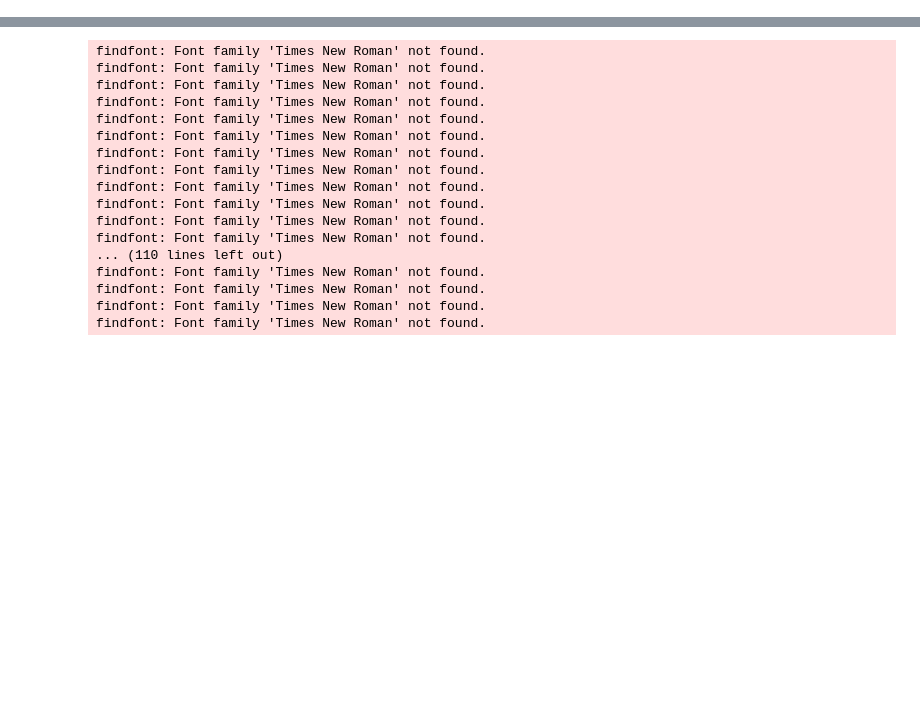
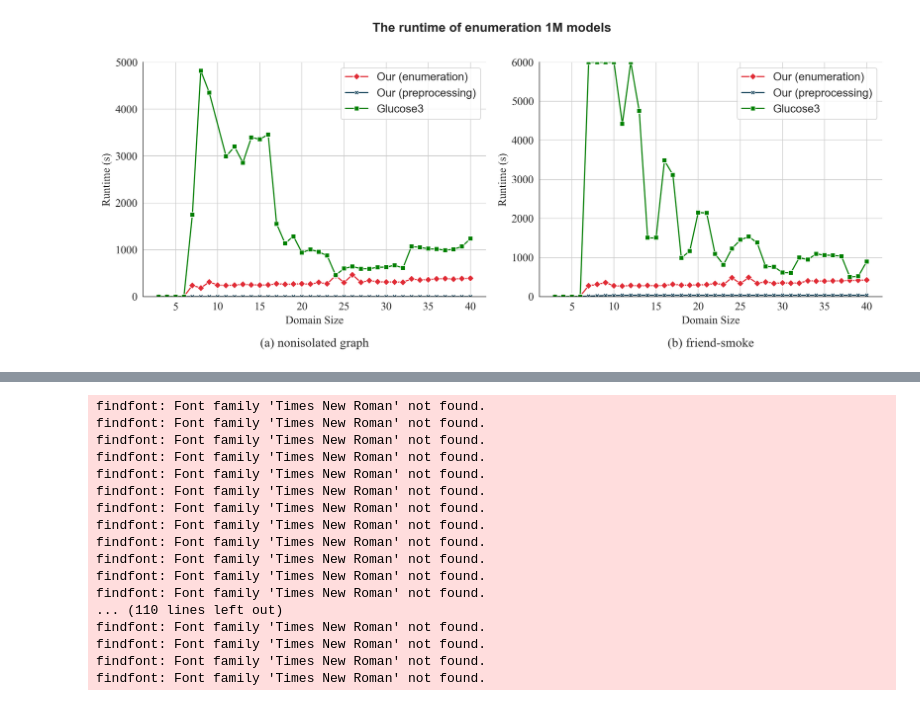
Before and after one commit to MengQiaolan/counting_fo2, a Jupyter notebook: figure.ipynb, the cells around one changed output, grey strips where cells are left out. Saved outputs shown, nothing was run; the diff lists cells and outputs as text; code cells hidden in the pictures; blank space fills up the shorter version.

```diff
--- a/figure.ipynb
+++ b/figure.ipynb
@@ -222,0 +70,98 @@ findfont: Font family 'Times New Roman' not found.
+# %%
+import numpy as np
+import seaborn as sns
+import matplotlib.pyplot as plt
+import pandas as pd
+from matplotlib.font_manager import FontProperties
+
+# 设置全局字体
+font = FontProperties(family='Times New Roman', size=14)
+
+# 处理第一个数据集（fr-sm）
+res_file_1_fr = "models/enum/friends-smokes.wfomcs.res"
+res_file_2_fr = "models/enum/pysat-5-fr-sm-1m"
+res_1_fr = pd.read_csv(res_file_1_fr, header=None, names=['n', 't_pre', 't_enum', 'num_meta','num_model', 'num_model_2', 'avg_time'])
+res_2_fr = pd.read_csv(res_file_2_fr, header=None, names=['domain_size', 'model_cnt', 'runtime'])
+
+# 处理数据（fr-sm）
+df_1_fr = pd.DataFrame({
+    'domain_size': res_1_fr['n'],
+    'runtime': res_1_fr['t_enum'],
+    't_pre': res_1_fr['t_pre']
+}).query('domain_size <= 40')
+df_2_fr = pd.DataFrame({
+    'domain_size': res_2_fr['domain_size'],
+    'runtime': res_2_fr['runtime']
+}).query('domain_size <= 40')
+
+# 处理第二个数据集（nonisolated_graph）
+res_file_1_ng = "models/enum/nonisolated_graph.wfomcs.res"
+res_file_2_ng = "models/enum/pysat-2-non-iso-1m"
+res_1_ng = pd.read_csv(res_file_1_ng, header=None, names=['n', 't_pre', 't_enum', 'num_meta','num_model', 'num_model_2', 'avg_time'])
+res_2_ng = pd.read_csv(res_file_2_ng, header=None, names=['domain_size', 'model_cnt', 'runtime'])
+
+# 处理数据（nonisolated_graph）
+df_1_ng = pd.DataFrame({
+    'domain_size': res_1_ng['n'],
+    'runtime': res_1_ng['t_enum'],
+    't_pre': res_1_ng['t_pre']
+}).query('domain_size <= 40')
+df_2_ng = pd.DataFrame({
+    'domain_size': res_2_ng['domain_size'],
+    'runtime': res_2_ng['runtime']
+}).query('domain_size <= 40')
+
+# 创建子图
+fig, (ax2, ax1) = plt.subplots(1, 2, figsize=(14, 6), dpi=200)
+sns.set_style("white")
+fig.suptitle('The runtime of enumeration 1M models',
+             y=1.00,  # 垂直位置微调
+             fontsize=16,
+             fontweight='bold')
+
+
+# 绘制第一个子图：fr-sm
+sns.lineplot(data=df_1_fr, x='domain_size', y='runtime', color='#e02b35', marker='D', label='Our (enumeration)', ax=ax1)
+sns.lineplot(data=df_1_fr, x='domain_size', y='t_pre', color='#1b485e', marker='X', label='Our (preprocessing)', ax=ax1)
+sns.lineplot(data=df_2_fr, x='domain_size', y='runtime', color='green', marker='s', label='Glucose3', ax=ax1)
+
+# ax1.set_title('friend-smoke', fontproperties=font)
+ax1.set_xticks([5, 10, 15, 20, 25, 30, 35, 40])
+ax1.set_xticklabels([5, 10, 15, 20, 25, 30, 35, 40], fontproperties=font)
+ax1.set_yticks([0, 1000, 2000, 3000, 4000, 5000, 6000])
+ax1.set_yticklabels([0, 1000, 2000, 3000, 4000, 5000, 6000], fontproperties=font)
+ax1.set_ylim(0, 6000)
+ax1.set_xlabel('Domain Size', fontproperties=font)
+ax1.set_ylabel('Runtime (s)', fontproperties=font)
+ax1.grid(True)
+sns.despine(ax=ax1)
+
+# 绘制第二个子图：nonisolated_graph
+sns.lineplot(data=df_1_ng, x='domain_size', y='runtime', color='#e02b35', marker='D', label='Our (enumeration)', ax=ax2)
+sns.lineplot(data=df_1_ng, x='domain_size', y='t_pre', color='#1b485e', marker='X', label='Our (preprocessing)', ax=ax2)
+sns.lineplot(data=df_2_ng, x='domain_size', y='runtime', color='green', marker='s', label='Glucose3', ax=ax2)
+
+# ax2.set_title('nonisolated graph', fontproperties=font)
+ax2.set_xticks([5, 10, 15, 20, 25, 30, 35, 40])
+ax2.set_xticklabels([5, 10, 15, 20, 25, 30, 35, 40], fontproperties=font)
+ax2.set_yticks([0, 1000, 2000, 3000, 4000, 5000])
+ax2.set_yticklabels([0, 1000, 2000, 3000, 4000, 5000], fontproperties=font)
+ax2.set_ylim(0, 5000)
+ax2.set_xlabel('Domain Size', fontproperties=font)
+ax2.set_ylabel('Runtime (s)', fontproperties=font)
+ax2.grid(True)
+sns.despine(ax=ax2)
+
+
+ax1.text(0.5, -0.2, '(b) friend-smoke', transform=ax1.transAxes, ha='center', va='center', fontproperties=font, fontsize=16)
+ax2.text(0.5, -0.2, '(a) nonisolated graph', transform=ax2.transAxes, ha='center', va='center', fontproperties=font, fontsize=16)
+# 添加统一图例并调整布局
+# handles, labels = ax1.get_legend_handles_labels()
+# fig.legend(handles, labels, loc='lower center', bbox_to_anchor=(0.5, 0), prop=font, ncol=3)
+plt.tight_layout()
+# plt.subplots_adjust(bottom=0.25)  # 为图例留出空间
+
+# 保存合并后的图表
+plt.savefig("combined_results.pdf", bbox_inches='tight')
+# %% [output]
+[figure, added]
```
Also changed, not shown: parts of 14 cells of this notebook, 58 other files.
